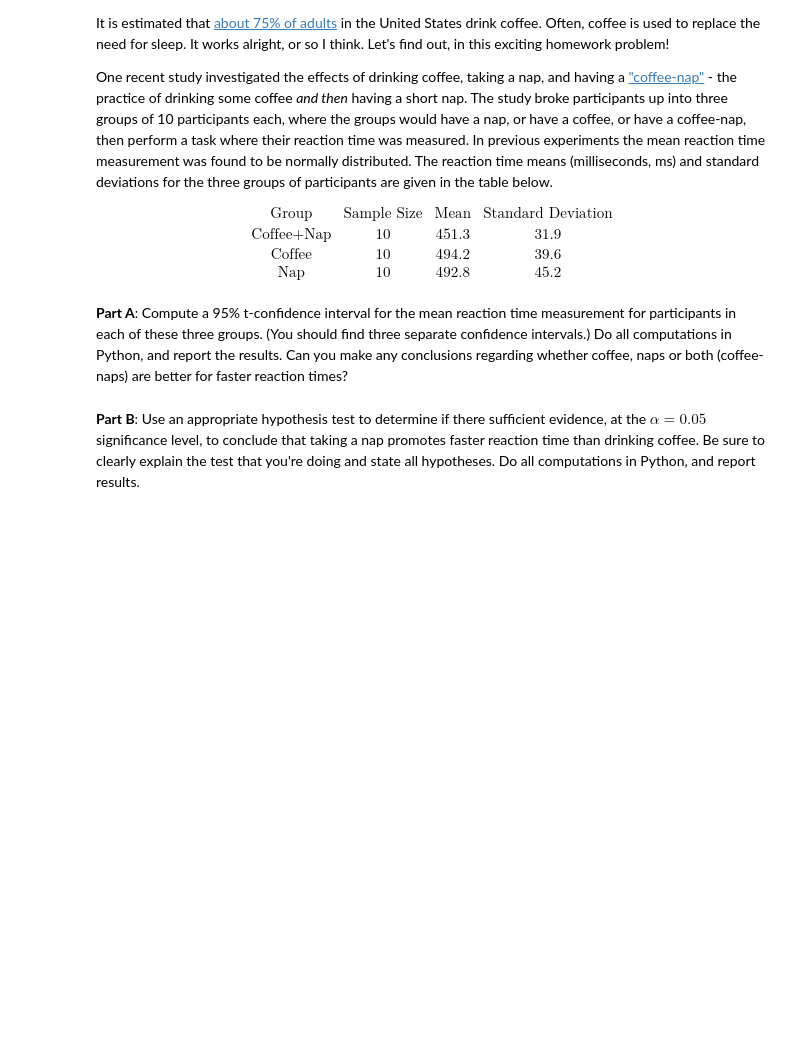
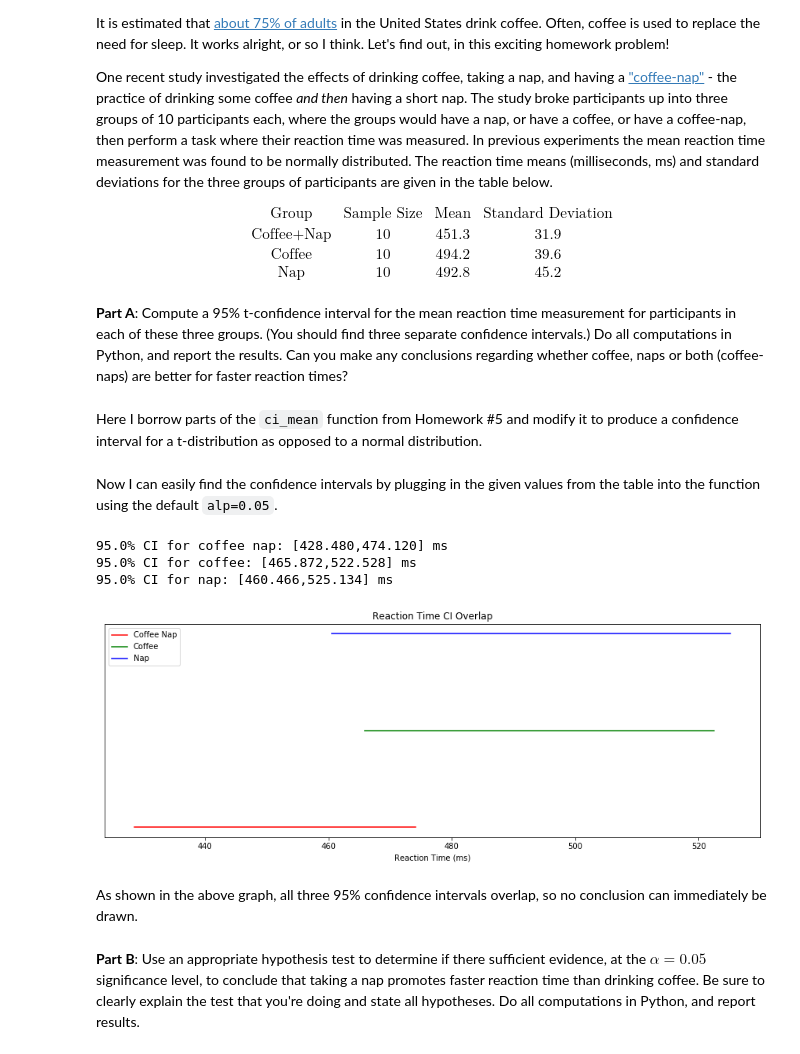
Before and after one commit to tannerbobak/csci3022, a Jupyter notebook: hmwk06_Bobak_Tanner.ipynb, the cells around one changed output. Cells and saved outputs as stored; diff of their text form; code cells hidden in the pictures; blank space fills up the shorter version.

```diff
--- a/hmwk06_Bobak_Tanner.ipynb
+++ b/hmwk06_Bobak_Tanner.ipynb
@@ -59,0 +81,9 @@ dfP.head()
+# %%
+xbar = np.mean(dfP["time"])
+sigma2 = np.var(dfP["time"], ddof=1)
+n = len(dfP["time"])
+mu = 30
+
+print("Mean delivery time xbar: {:0.3f} min".format(xbar))
+print("Variance in delivery time sigma2: {:0.3f} min^2".format(sigma2))
+print("Number of samples: {}".format(n))
@@ -88,5 +240,47 @@ $$
 $$
 
 **Part A**: Compute a 95% t-confidence interval for the mean reaction time measurement for participants in each of these three groups. (You should find three separate confidence intervals.) Do all computations in Python, and report the results.  Can you make any conclusions regarding whether coffee, naps or both (coffee-naps) are better for faster reaction times?
+# %% [markdown]
+Here I borrow parts of the `ci_mean` function from Homework \#5 and modify it to produce a confidence interval for a t-distribution as opposed to a normal distribution.
+# %%
+def ci_mean(xbar, sx, n, alp=0.05):
+    nu = n-1
+    t = stats.t.ppf(1-alp/2, nu)
+    scale = t*np.sqrt(sx/n)
+    return (xbar - scale, xbar + scale)
+# %% [markdown]
+Now I can easily find the confidence intervals by plugging in the given values from the table into the function using the default `alp=0.05`.
+# %%
+alp = 0.05
+
+# Coffee Nap
+ci1 = ci_mean(451.3, 31.9**2, 10)
+print("{0:0.1f}% CI for coffee nap: [{1:0.3f},{2:0.3f}] ms".format(100*(1-alp), ci1[0], ci1[1]))
+
+# Coffee
+ci2 = ci_mean(494.2, 39.6**2, 10)
+print("{0:0.1f}% CI for coffee: [{1:0.3f},{2:0.3f}] ms".format(100*(1-alp), ci2[0], ci2[1]))
+
+# Nap
+ci3 = ci_mean(492.8, 45.2**2, 10)
+print("{0:0.1f}% CI for nap: [{1:0.3f},{2:0.3f}] ms".format(100*(1-alp), ci3[0], ci3[1]))
+
+# Plot
+plt.figure(figsize=(15,5))
+plt.plot(ci1, [1,1], 'r', label="Coffee Nap")
+plt.plot(ci2, [2,2], 'g', label="Coffee")
+plt.plot(ci3, [3,3], 'b', label="Nap")
+plt.legend()
+plt.yticks([],[])
+plt.xlabel("Reaction Time (ms)")
+plt.title("Reaction Time CI Overlap")
+plt.show()
+# %% [output]
+95.0% CI for coffee nap: [428.480,474.120] ms
+95.0% CI for coffee: [465.872,522.528] ms
+95.0% CI for nap: [460.466,525.134] ms
+[figure, added]
+# %% [markdown]
+As shown in the above graph, all three 95% confidence intervals overlap, so no conclusion can immediately be drawn.
 # %% [markdown]
 **Part B**: Use an appropriate hypothesis test to determine if there sufficient evidence, at the $\alpha = 0.05$ significance level, to conclude that taking a nap promotes faster reaction time than drinking coffee.  Be sure to clearly explain the test that you're doing and state all hypotheses. Do all computations in Python, and report results.
```
Also changed, not shown: parts of 22 cells of this notebook, 4 other files.
